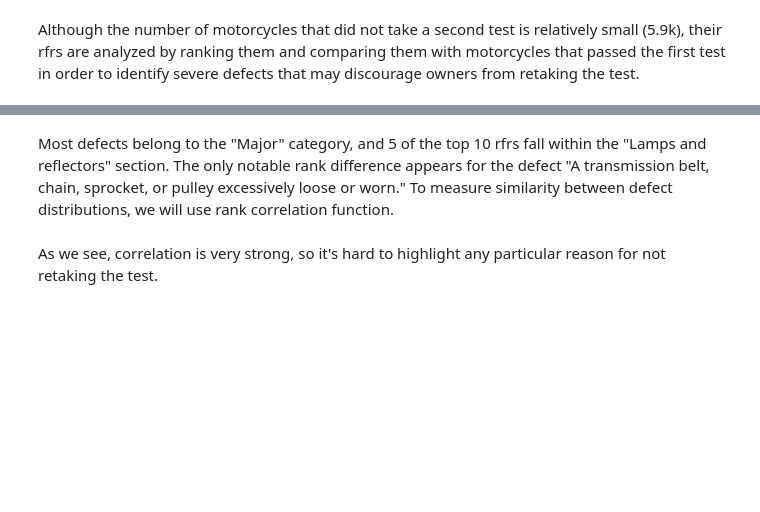
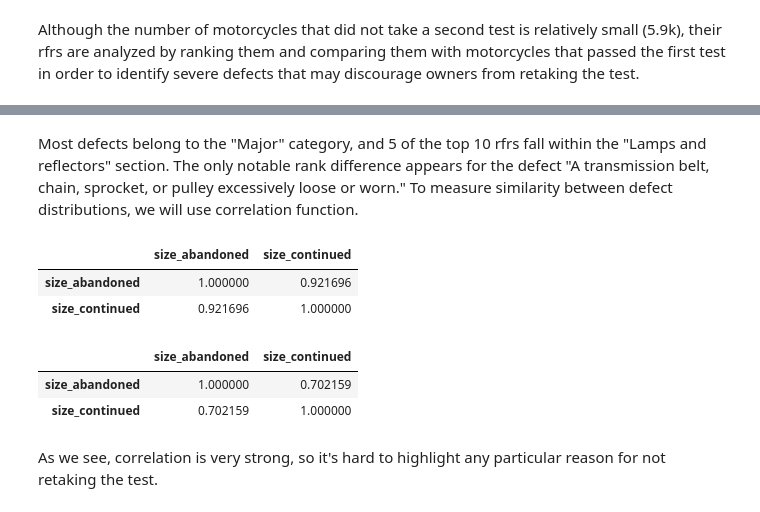
Before and after one commit to sttseitlin/MOT-test-for-motorcycles, a Jupyter notebook: moto.ipynb, the cells around one changed output, grey strips where cells are left out. Saved outputs shown, nothing was run; the diff lists cells and outputs as text; code cells hidden in the pictures; blank space fills up the shorter version.

```diff
--- a/moto.ipynb
+++ b/moto.ipynb
@@ -2760,8 +2892,18 @@ with pd.option_context('display.max_colwidth', None):
 # %% [markdown]
-Most defects belong to the "Major" category, and 5 of the top 10 rfrs fall within the "Lamps and reflectors" section. The only notable rank difference appears for the defect "A transmission belt, chain, sprocket, or pulley excessively loose or worn." To measure similarity between defect distributions, we will use rank correlation function.
+Most defects belong to the "Major" category, and 5 of the top 10 rfrs fall within the "Lamps and reflectors" section. The only notable rank difference appears for the defect "A transmission belt, chain, sprocket, or pulley excessively loose or worn." To measure similarity between defect distributions, we will use correlation function.
 # %%
-spearman_matrix = continued_vs_abandoned[['size_abandoned', 'size_continued']].corr(method='spearman')
+spearman_matrix = continued_vs_abandoned[['size_abandoned', 'size_continued']].corr()
 spearman_matrix
+# %% [output]
+|  | size_abandoned | size_continued |
+| size_abandoned | 1.000000 | 0.921696 |
+| size_continued | 0.921696 | 1.000000 |
+# %%
+continued_vs_abandoned[['size_abandoned', 'size_continued']].head(20).corr()
+# %% [output]
+|  | size_abandoned | size_continued |
+| size_abandoned | 1.000000 | 0.702159 |
+| size_continued | 0.702159 | 1.000000 |
 # %% [markdown]
 As we see, correlation is very strong, so it's hard to highlight any particular reason for not retaking the test.
 # %% [markdown]
```
Also changed, not shown: parts of 27 cells of this notebook.
